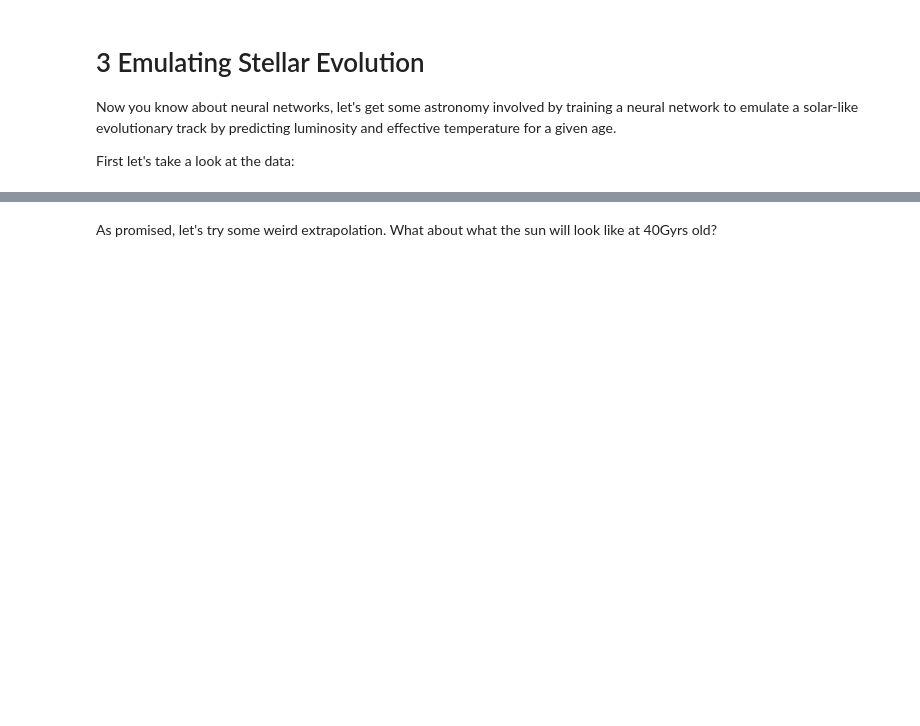
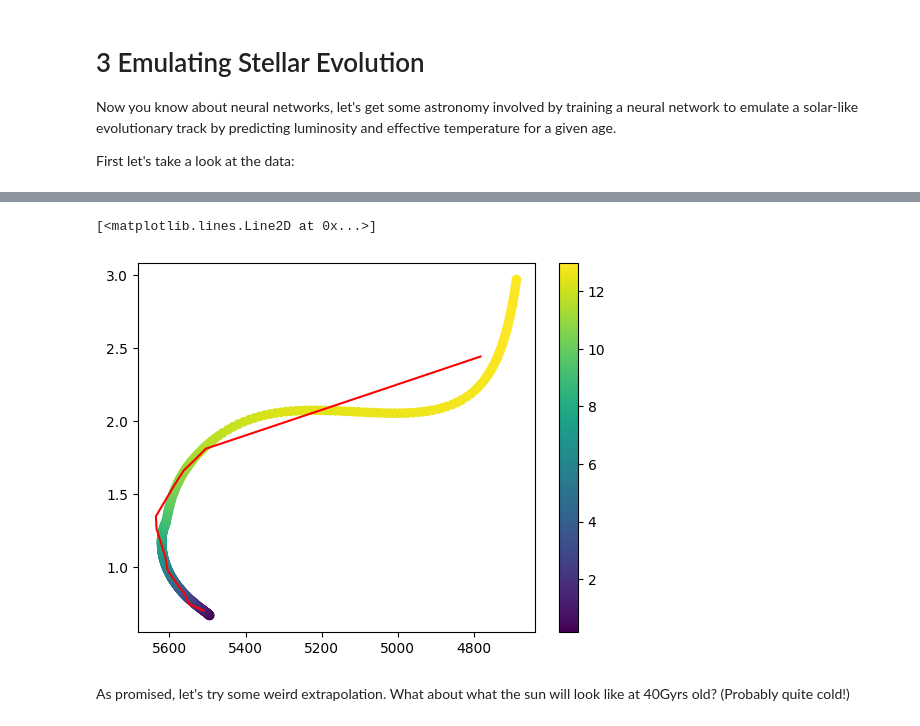
Before and after one commit to ojscutt/nn_session, a Jupyter notebook: nn_session.ipynb, the cells around one changed output, grey strips where cells are left out. Drawn from its saved outputs; the diff is of its cells as text; code cells hidden in the pictures; blank space fills up the shorter version.

```diff
--- a/nn_session.ipynb
+++ b/nn_session.ipynb
@@ -690,0 +700,29 @@ And now let's get your trained network to predict over a densely sampled test se
+# %%
+train_age = (age-age.min())/age.max()
+train_luminosity = (luminosity-luminosity.min())/luminosity.max()
+train_effective_T = (effective_T-effective_T.min())/effective_T.max()
+
+def solar_fit(x_train, y_train, layers, neurons_per_layer):
+#### create tensorflow model #####
+  tf.keras.backend.clear_session()
+
+  solar_model = tf.keras.Sequential()#instantiate model
+
+  solar_model.add(tf.keras.Input(1,))#input layer
+
+  for layer in range(layers):
+    solar_model.add(tf.keras.layers.Dense(units=int(neurons_per_layer), activation="relu"))
+
+  solar_model.add(tf.keras.layers.Dense(2, activation="linear"))
+
+  optimizer = tf.keras.optimizers.Adam(learning_rate=0.0005)
+  solar_model.compile(loss='mse', optimizer=optimizer)
+
+  solar_model.fit(x_train,y_train,epochs=50,batch_size=1, verbose=1,shuffle=True)
+
+  return solar_model
+
+layers = 6 #<--- input value here
+neurons_per_layer = 12 #<--- input value here
+
+solar_model = solar_fit(train_age, np.column_stack((train_effective_T, train_luminosity)), layers, neurons_per_layer)
@@ -691,3 +747,19 @@ And now let's get your trained network to predict over a densely sampled test se
+# %%
+test_age = (np.linspace(age.min(),age.max(),10000)-age.min())/age.max()
+
+preds = solar_model(test_age)
+
+pred_effective_T = (preds[:,0]*effective_T.max())+effective_T.min()
+pred_luminosity = (preds[:,1]*luminosity.max())+luminosity.min()
+
+plt.scatter(effective_T,luminosity, c=age)
+plt.gca().invert_xaxis()
+plt.colorbar()
+
+plt.plot(pred_effective_T,pred_luminosity, color='red')
+# %% [output]
+[<matplotlib.lines.Line2D at 0x...>]
+[figure, added]
 # %% [markdown]
-As promised, let's try some weird extrapolation. What about what the sun will look like at 40Gyrs old?
+As promised, let's try some weird extrapolation. What about what the sun will look like at 40Gyrs old? (Probably quite cold!)
 # %%
```
Also changed, not shown: parts of 23 cells of this notebook.
